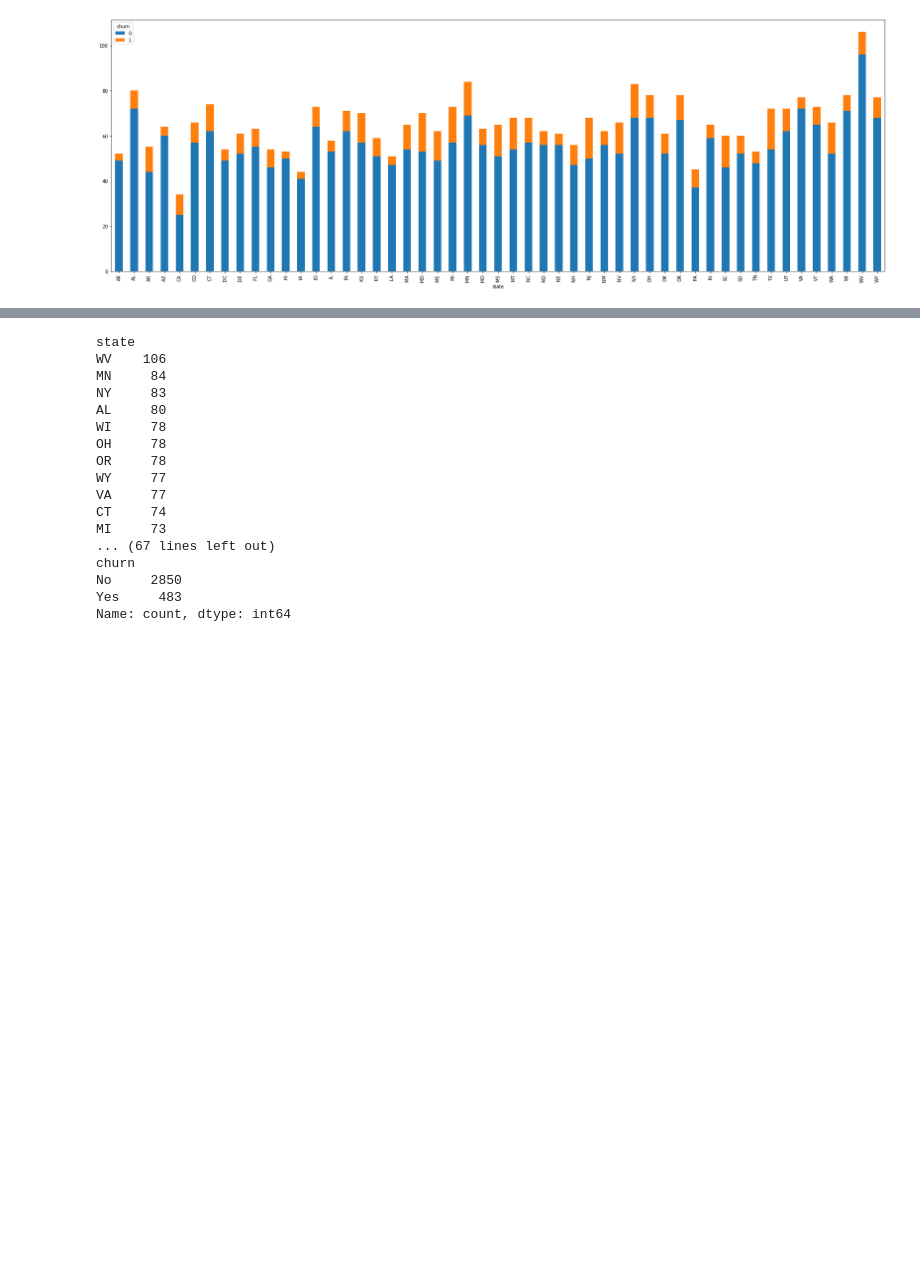
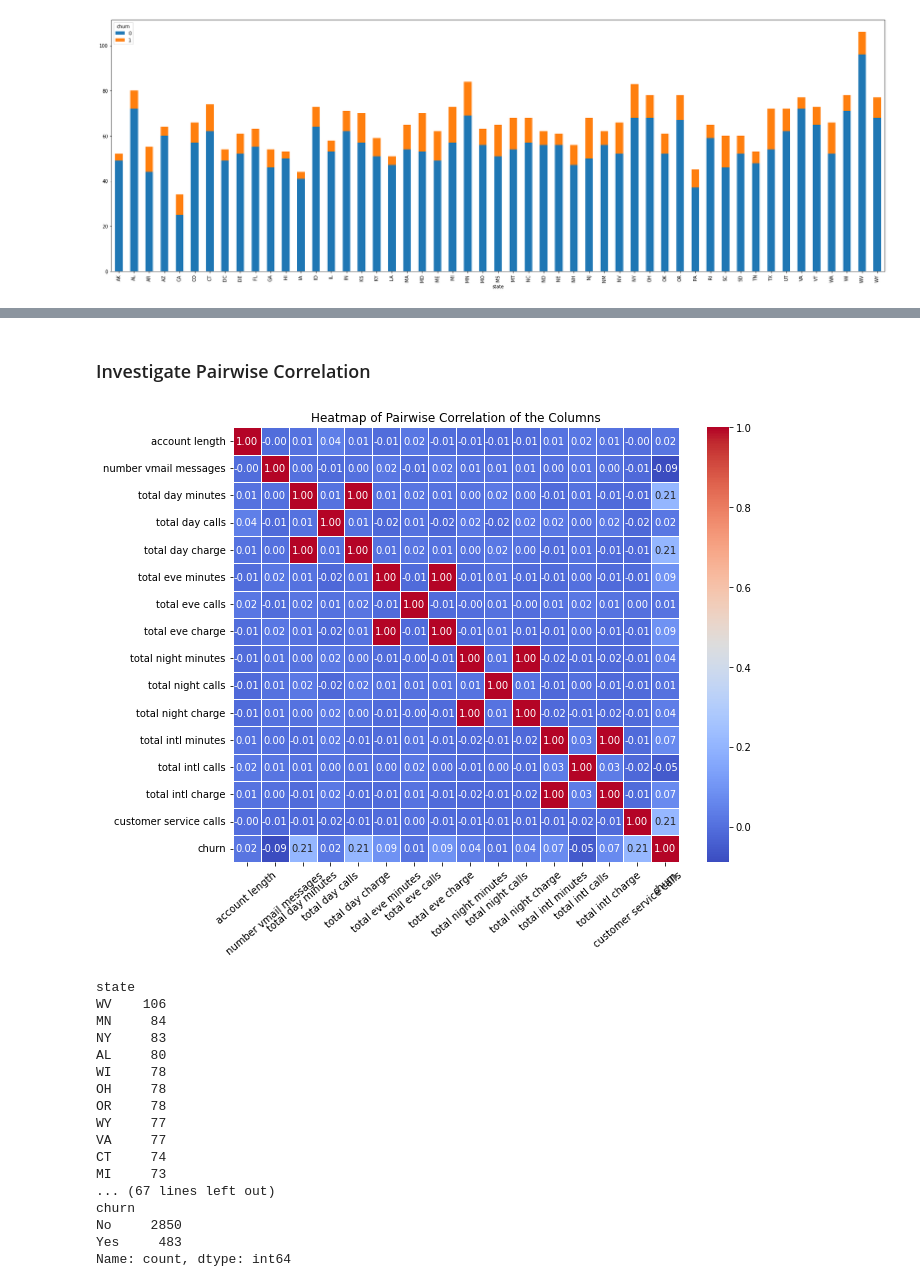
Before and after one commit to Giwanji/dsc-phase3-project, a Jupyter notebook: churn_prediction_model.ipynb, the cells around one changed output, grey strips where cells are left out. Drawn from its saved outputs; the diff is of its cells as text; code cells hidden in the pictures; blank space fills up the shorter version.

```diff
--- a/churn_prediction_model.ipynb
+++ b/churn_prediction_model.ipynb
@@ -277,8 +325,27 @@ df.hist(figsize = (20,18));
+# %% [markdown]
+### Investigate Pairwise Correlation
 # %%
 # Selecting categorical variables
 categorical = df.select_dtypes(include=['object'])
 #Selecting numerical variables
 numerical = df.select_dtypes(include=['number'])
+# %%
+# Calculate the correlation matrix
+corr = numerical.corr()
+
+# Set up the figure for the heatmap
+plt.figure(figsize=(10, 8))
+
+# Create the heatmap
+sns.heatmap(corr, annot=True, fmt=".2f", cmap='coolwarm', linewidths=0.5)
+
+# Set the title and show the plot
+plt.title('Heatmap of Pairwise Correlation of the Columns')
+plt.xticks(rotation=40)
+plt.yticks(rotation=0)
+plt.show()
+# %% [output]
+[figure, added]
 # %%
 #Checking the frequency of categorical variables
 
```
Also changed, not shown: parts of 14 cells of this notebook.
